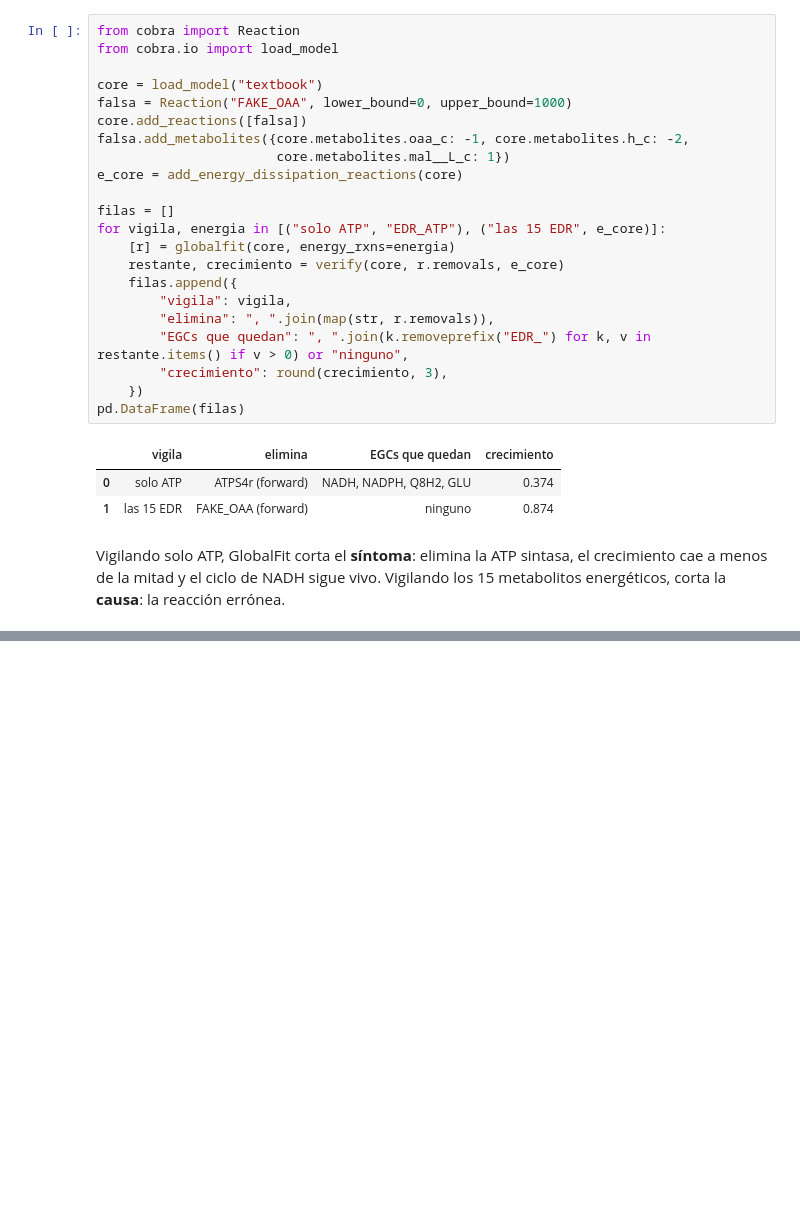
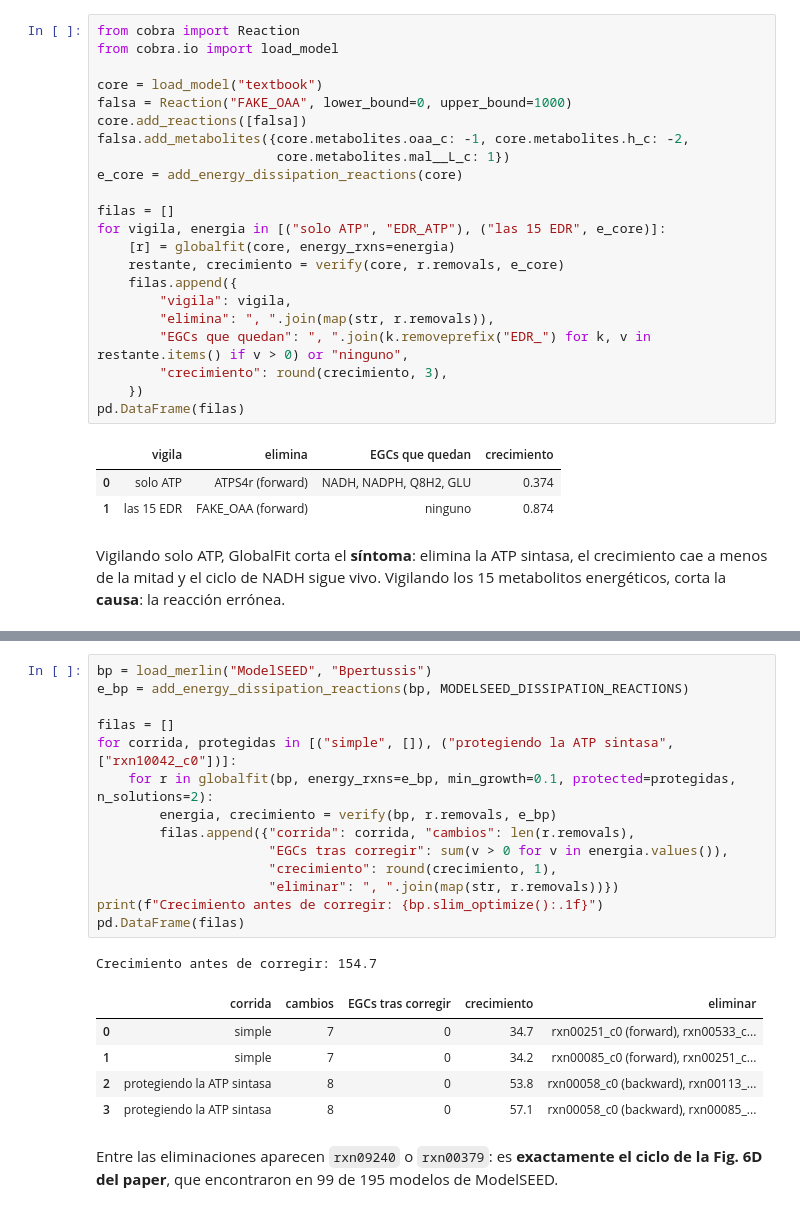
Before and after one commit to benjamitchell/GlobalFit-EGC, a Jupyter notebook: notebooks/demo_globalfit.ipynb, the cells around one changed output, grey strips where cells are left out. Saved outputs shown, nothing was run; the diff lists cells and outputs as text; blank space fills up the shorter version.

```diff
--- a/notebooks/demo_globalfit.ipynb
+++ b/notebooks/demo_globalfit.ipynb
@@ -258,0 +323,25 @@ los 15 metabolitos energéticos, corta la **causa**: la reacción errónea.
+# %%
+bp = load_merlin("ModelSEED", "Bpertussis")
+e_bp = add_energy_dissipation_reactions(bp, MODELSEED_DISSIPATION_REACTIONS)
+
+filas = []
+for corrida, protegidas in [("simple", []), ("protegiendo la ATP sintasa", ["rxn10042_c0"])]:
+    for r in globalfit(bp, energy_rxns=e_bp, min_growth=0.1, protected=protegidas, n_solutions=2):
+        energia, crecimiento = verify(bp, r.removals, e_bp)
+        filas.append({"corrida": corrida, "cambios": len(r.removals),
+                      "EGCs tras corregir": sum(v > 0 for v in energia.values()),
+                      "crecimiento": round(crecimiento, 1),
+                      "eliminar": ", ".join(map(str, r.removals))})
+print(f"Crecimiento antes de corregir: {bp.slim_optimize():.1f}")
+pd.DataFrame(filas)
+# %% [output]
+Crecimiento antes de corregir: 154.7
+|  | corrida | cambios | EGCs tras corregir | crecimiento | eliminar |
+| 0 | simple | 7 | 0 | 34.7 | rxn00251_c0 (forward), rxn00533_c... |
+| 1 | simple | 7 | 0 | 34.2 | rxn00085_c0 (forward), rxn00251_c... |
+| 2 | protegiendo la ATP sintasa | 8 | 0 | 53.8 | rxn00058_c0 (backward), rxn00113_... |
+| 3 | protegiendo la ATP sintasa | 8 | 0 | 57.1 | rxn00058_c0 (backward), rxn00085_... |
+# %% [markdown]
+Entre las eliminaciones aparecen `rxn09240` o `rxn00379`: es **exactamente
+el ciclo de la Fig. 6D del paper**, que encontraron en 99 de 195 modelos de
+ModelSEED.
```
Also changed, not shown: parts of 9 cells of this notebook, 5 other files.
